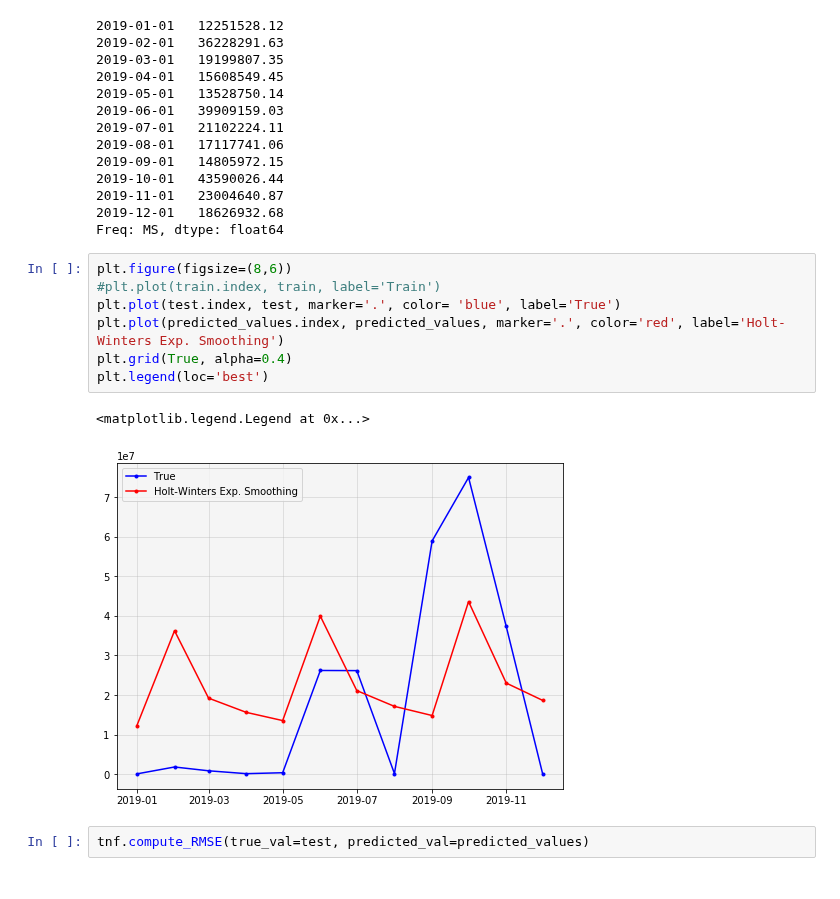
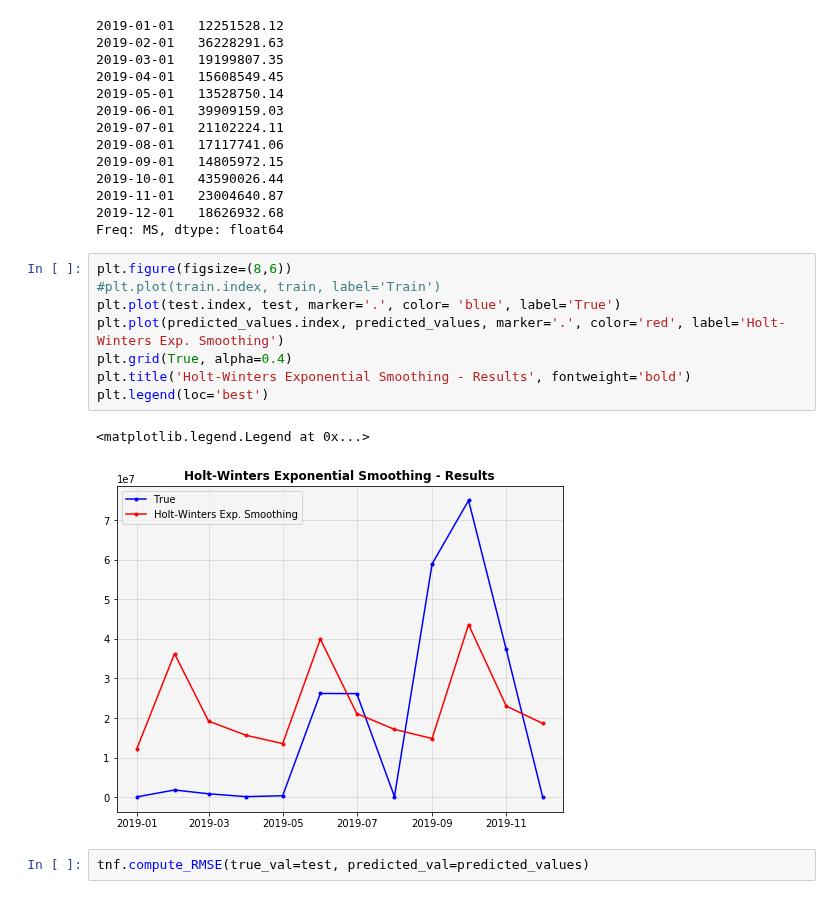
Before and after one commit to gpsyrou/Vaccines_Trade_Network, a Jupyter notebook: Jupyter_Notebooks/Global_Trade_Network_of_Vaccines.ipynb, the cells around one changed output. Drawn from its saved outputs; the diff is of its cells as text.

Commit message:
fix results plots to me consistent

```diff
--- a/Jupyter_Notebooks/Global_Trade_Network_of_Vaccines.ipynb
+++ b/Jupyter_Notebooks/Global_Trade_Network_of_Vaccines.ipynb
@@ -703,13 +703,14 @@ Freq: MS, dtype: float64
 # %%
 plt.figure(figsize=(8,6))
 #plt.plot(train.index, train, label='Train')
 plt.plot(test.index, test, marker='.', color= 'blue', label='True')
 plt.plot(predicted_values.index, predicted_values, marker='.', color='red', label='Holt-Winters Exp. Smoothing')
 plt.grid(True, alpha=0.4)
+plt.title('Holt-Winters Exponential Smoothing - Results', fontweight='bold')
 plt.legend(loc='best')
 # %% [output]
 <matplotlib.legend.Legend at 0x...>
-[figure, old version]
+[figure, new version]
 # %%
 tnf.compute_RMSE(true_val=test, predicted_val=predicted_values)
 # %% [output]
```
Also changed, not shown: parts of 1 cell of this notebook.
